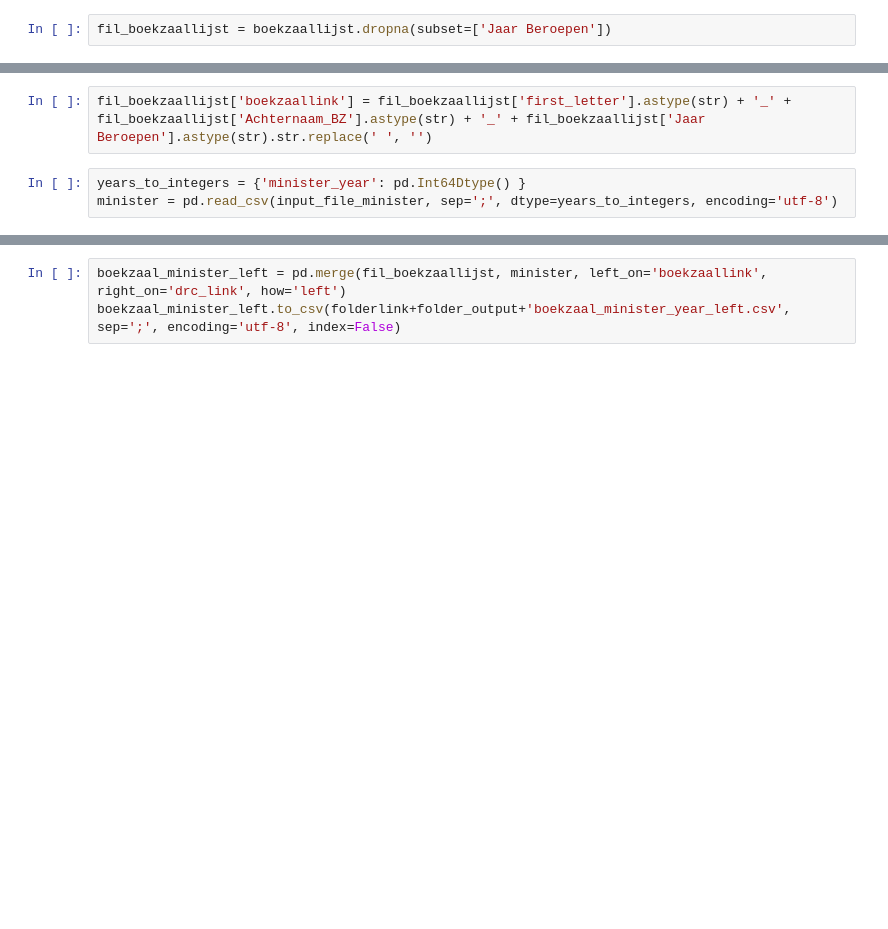
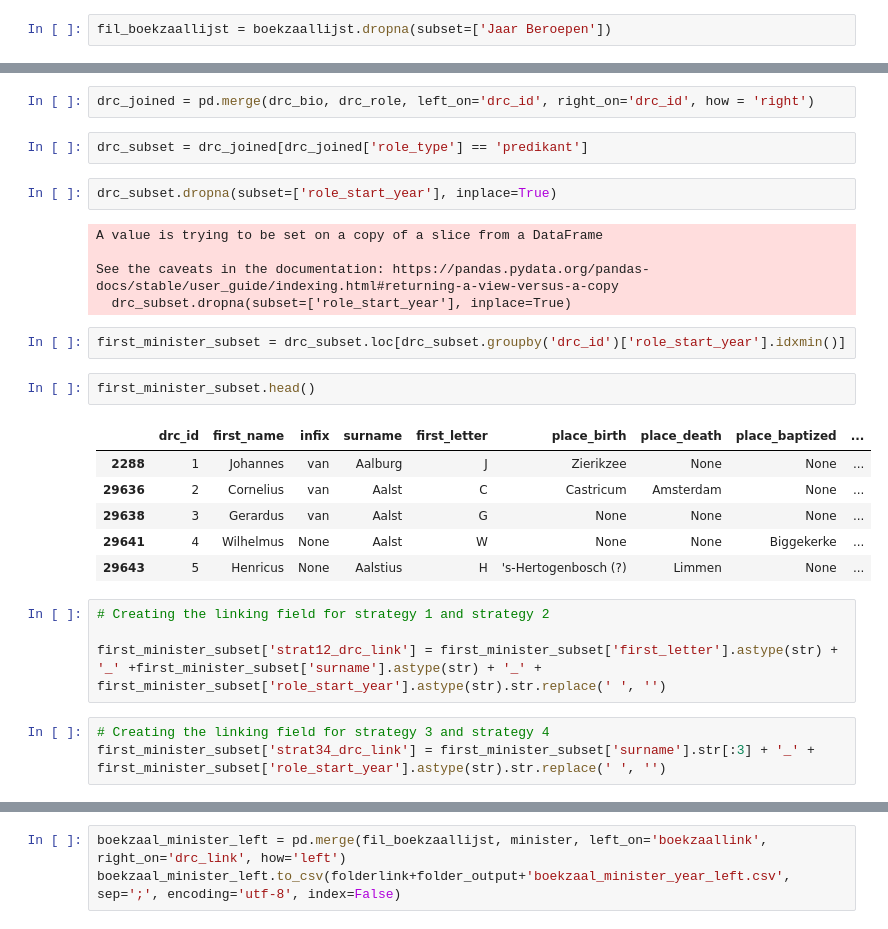
Before and after one commit to DigiDuRe/DigiDuRe, a Jupyter notebook: act5/boekzaallijst.ipynb, the cells around one changed output, grey strips where cells are left out. Cells and saved outputs as stored; diff of their text form; blank space fills up the shorter version.

Commit message:
updated with 2 additional strategies and direct link to db

```diff
--- a/act5/boekzaallijst.ipynb
+++ b/act5/boekzaallijst.ipynb
@@ -72,6 +128,30 @@ fil_boekzaallijst.head()
+# %%
+drc_joined = pd.merge(drc_bio, drc_role, left_on='drc_id', right_on='drc_id', how = 'right')
+# %%
+drc_subset = drc_joined[drc_joined['role_type'] == 'predikant']
+# %%
+drc_subset.dropna(subset=['role_start_year'], inplace=True)
+# %% [output]
+A value is trying to be set on a copy of a slice from a DataFrame
+
+See the caveats in the documentation: https://pandas.pydata.org/pandas-docs/stable/user_guide/indexing.html#returning-a-view-versus-a-copy
+  drc_subset.dropna(subset=['role_start_year'], inplace=True)
+# %%
+first_minister_subset = drc_subset.loc[drc_subset.groupby('drc_id')['role_start_year'].idxmin()]
+# %%
+first_minister_subset.head()
+# %% [output]
+|  | drc_id | first_name | infix | surname | first_letter | place_birth | place_death | place_baptized | ... |
+| 2288 | 1 | Johannes | van | Aalburg | J | Zierikzee | None | None | ... |
+| 29636 | 2 | Cornelius | van | Aalst | C | Castricum | Amsterdam | None | ... |
+| 29638 | 3 | Gerardus | van | Aalst | G | None | None | None | ... |
+| 29641 | 4 | Wilhelmus | None | Aalst | W | None | None | Biggekerke | ... |
+| 29643 | 5 | Henricus | None | Aalstius | H | 's-Hertogenbosch (?) | Limmen | None | ... |
 # %%
-fil_boekzaallijst['boekzaallink'] = fil_boekzaallijst['first_letter'].astype(str) + '_' + fil_boekzaallijst['Achternaam_BZ'].astype(str) + '_' + fil_boekzaallijst['Jaar Beroepen'].astype(str).str.replace(' ', '')
+# Creating the linking field for strategy 1 and strategy 2
+
+first_minister_subset['strat12_drc_link'] = first_minister_subset['first_letter'].astype(str) + '_' +first_minister_subset['surname'].astype(str) + '_' + first_minister_subset['role_start_year'].astype(str).str.replace(' ', '')
-# %%
-years_to_integers = {'minister_year': pd.Int64Dtype() }
-minister = pd.read_csv(input_file_minister, sep=';', dtype=years_to_integers, encoding='utf-8')
+# %%
+# Creating the linking field for strategy 3 and strategy 4
+first_minister_subset['strat34_drc_link'] = first_minister_subset['surname'].str[:3] + '_' + first_minister_subset['role_start_year'].astype(str).str.replace(' ', '')
 # %%
```
Also changed, not shown: parts of 40 cells of this notebook.
